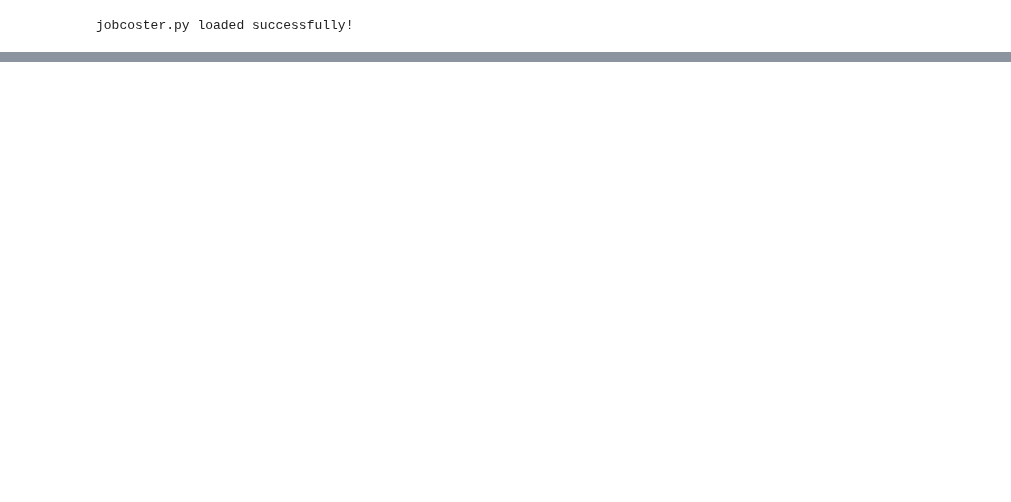
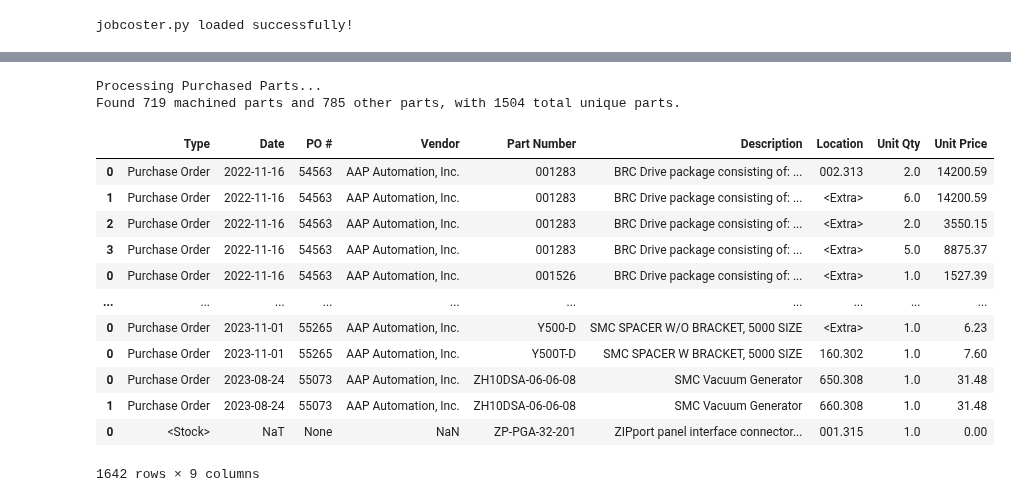
Before and after one commit to austinlackey/job-costing, a Jupyter notebook: main.ipynb, the cells around one changed output, grey strips where cells are left out. Saved outputs shown, nothing was run; the diff lists cells and outputs as text; code cells hidden in the pictures; blank space fills up the shorter version.

```diff
--- a/main.ipynb
+++ b/main.ipynb
@@ -84,0 +120,18 @@ jobcoster.py loaded successfully!
+# %%
+processPurchasedParts(po, purchased, machined, extrusion, bolts, assemblies)
+# %% [output]
+Processing Purchased Parts...
+Found 719 machined parts and 785 other parts, with 1504 total unique parts.
+|  | Type | Date | PO # | Vendor | Part Number | Description | Location | Unit Qty | Unit Price |
+| 0 | Purchase Order | 2022-11-16 | 54563 | AAP Automation, Inc. | 001283 | BRC Drive package consisting of: ... | 002.313 | 2.0 | 14200.59 |
+| 1 | Purchase Order | 2022-11-16 | 54563 | AAP Automation, Inc. | 001283 | BRC Drive package consisting of: ... | <Extra> | 6.0 | 14200.59 |
+| 2 | Purchase Order | 2022-11-16 | 54563 | AAP Automation, Inc. | 001283 | BRC Drive package consisting of: ... | <Extra> | 2.0 | 3550.15 |
+| 3 | Purchase Order | 2022-11-16 | 54563 | AAP Automation, Inc. | 001283 | BRC Drive package consisting of: ... | <Extra> | 5.0 | 8875.37 |
+| 0 | Purchase Order | 2022-11-16 | 54563 | AAP Automation, Inc. | 001526 | BRC Drive package consisting of: ... | <Extra> | 1.0 | 1527.39 |
+| ... | ... | ... | ... | ... | ... | ... | ... | ... | ... |
+| 0 | Purchase Order | 2023-11-01 | 55265 | AAP Automation, Inc. | Y500-D | SMC SPACER W/O BRACKET, 5000 SIZE | <Extra> | 1.0 | 6.23 |
+| 0 | Purchase Order | 2023-11-01 | 55265 | AAP Automation, Inc. | Y500T-D | SMC SPACER W BRACKET, 5000 SIZE | 160.302 | 1.0 | 7.60 |
+| 0 | Purchase Order | 2023-08-24 | 55073 | AAP Automation, Inc. | ZH10DSA-06-06-08 | SMC Vacuum Generator | 650.308 | 1.0 | 31.48 |
+| 1 | Purchase Order | 2023-08-24 | 55073 | AAP Automation, Inc. | ZH10DSA-06-06-08 | SMC Vacuum Generator | 660.308 | 1.0 | 31.48 |
+| 0 | <Stock> | NaT | None | NaN | ZP-PGA-32-201 | ZIPport panel interface connector... | 001.315 | 1.0 | 0.00 |
+1642 rows × 9 columns
```
Also changed, not shown: parts of 3 cells of this notebook, 4 other files.
